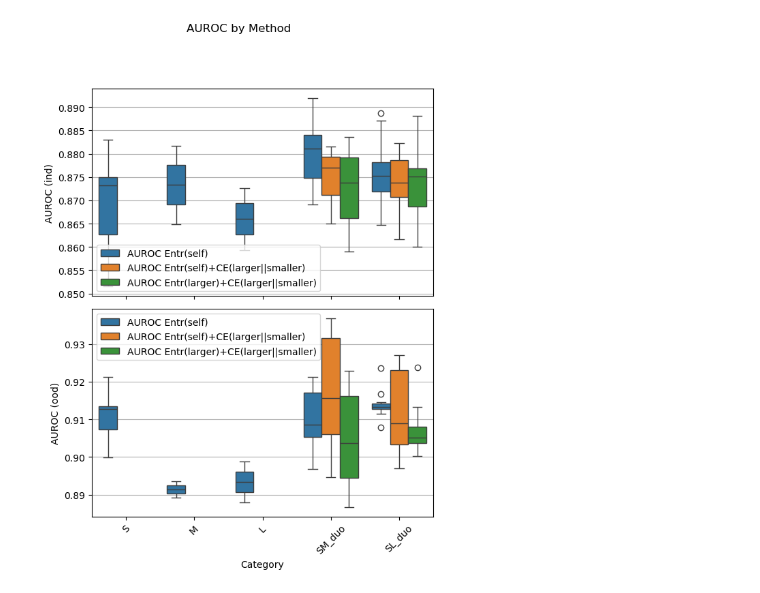
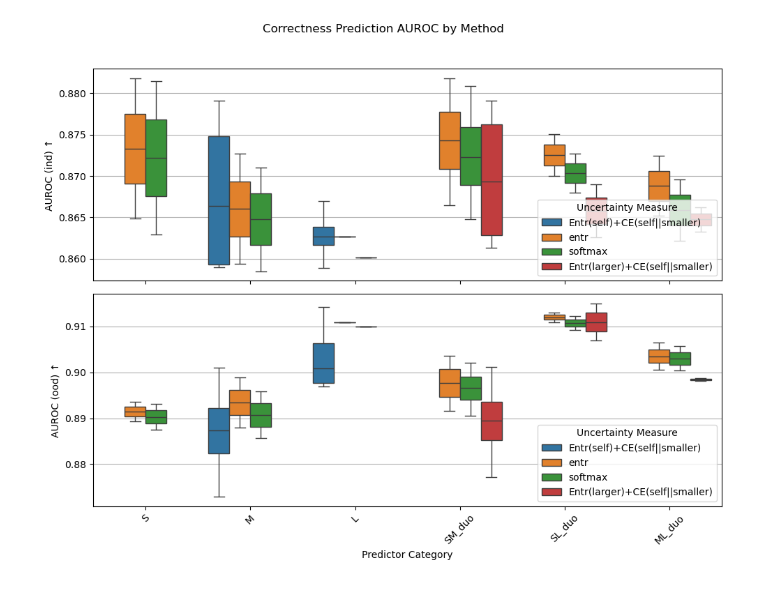
Before and after one commit to TimothyZG/wliura2024, a Jupyter notebook: Analysis/plots.ipynb, the cells around one changed output. Cells and saved outputs as stored; diff of their text form; code cells hidden in the pictures.

```diff
--- a/Analysis/plots.ipynb
+++ b/Analysis/plots.ipynb
@@ -10,30 +10,31 @@ import json
 
 unc_out_prefix = "ss/unc_"
 pred_out_prefix = "ss/pred_"
-with open(f"{pred_out_prefix}categories.json", "r") as file:
+with open(f"{pred_out_prefix}predictor_categories.json", "r") as file:
     categories = json.load(file)
 max_ens_size = len(categories["S"])+1
 
-category_order = ["S", "M", "L"] + ["SM_duo", "SL_duo"]
+category_order = ["S", "M", "L", "SM_duo", "SL_duo", "ML_duo"]
+unc_order = ["entr", "softmax", "Entr(larger)+CE(larger||smaller)", "Entr(self)+CE(larger||smaller)"]
 # %%
 # Plot the metrics
 metrics_df = pd.read_csv(f"{pred_out_prefix}metrics.csv")
 
-plt.figure(figsize=(6, 14))
-metrics = ['Acc','F1', 'Brier', 'ECE', 'MCE']
-arrows = ["↑","↑","↓","↓","↓"]
+plt.figure(figsize=(6, 10))
+metrics = ['Acc','F1', 'Brier', 'ECE'] # ,'MCE'
+arrows = ["↑","↑","↓","↓"]# ,"↓"
 for i, metric in enumerate(metrics):
-    plt.subplot(5, 1, i + 1)
-    sns.boxplot(data=metrics_df, x='Category', y=metric, hue='Test Set', order=category_order,)
+    plt.subplot(len(metrics), 1, i + 1)
+    sns.boxplot(data=metrics_df, x='Predictor Category', y=metric, hue='Test Set', order=category_order,)
     plt.ylabel(metric + " " + arrows[i])
     plt.grid(True)
     if i < len(metrics) - 1:
         plt.xlabel('')  # Remove x-label for all plots except the last one
         plt.tick_params(labelbottom=False)  # Hide x-ticks and x-tick labels
     else:
-        plt.xlabel('Category')  # Set x-label for the last plot
+        plt.xlabel('Predictor Category')  # Set x-label for the last plot
     plt.xticks(rotation=45)
+plt.suptitle("F1, Brier, ECE, MCE by Method",y=1.01)
 plt.tight_layout()
-plt.suptitle("F1, Brier, ECE, MCE by Method",y=1.02)
 plt.show()
 # %% [output]
@@ -41,41 +60,34 @@ plt.show()
 # %%
 # Load the AUROC results dataframe
 auroc_df = pd.read_csv(f"{unc_out_prefix}auroc_results.csv")
 
-# Melt the dataframe to have a single column for AUROC values and another for the metric type
-auroc_melted_df = auroc_df.melt(id_vars=['Category', 'Model', 'Test Set'],
-                                value_vars=["AUROC Entr(self)",
-                                            "AUROC Entr(self)+CE(larger||smaller)",
-                                            "AUROC Entr(larger)+CE(larger||smaller)"],
-                                var_name='Metric', value_name='AUROC Value')
-
 # Set up the plot
-plt.figure(figsize=(6, 8))
-
+plt.figure(figsize=(10, 8))
+arrows = ["↑","↑"]
 # Filter data for ind and ood
-auroc_df_ind = auroc_melted_df[auroc_melted_df['Test Set'] == 'ind']
-auroc_df_ood = auroc_melted_df[auroc_melted_df['Test Set'] == 'ood']
+auroc_df_ind = auroc_df[auroc_df['Test Set'] == 'ind']
+auroc_df_ood = auroc_df[auroc_df['Test Set'] == 'ood']
 
 # Add the overall title
-plt.suptitle("AUROC by Method", y=1.02)
-
+plt.suptitle("Correctness Prediction AUROC by Method")
+unc_order = ["entr", "softmax", "Entr(larger)+CE(larger||smaller)", "Entr(self)+CE(larger||smaller)"]
 # Create subplots for ind and ood
 for i, (data, title) in enumerate(zip([auroc_df_ind, auroc_df_ood], ['ind', 'ood'])):
     plt.subplot(2, 1, i + 1)
     plt.grid(True)
-    sns.boxplot(data=data, x='Category', y='AUROC Value', hue='Metric', order=category_order)
-    plt.ylabel(f'AUROC ({title})')
+    sns.boxplot(data=data, x='Predictor Category', y='AUROC', hue='Uncertainty Measure',order=category_order)
+    plt.ylabel(f'AUROC ({title}) {arrows[i]}')
     if i < 1:
         plt.xlabel('')  # Remove x-label for the first plot
         plt.tick_params(labelbottom=False)  # Hide x-ticks and x-tick labels
     else:
-        plt.xlabel('Category')  # Set x-label for the second plot
+        plt.xlabel('Predictor Category')  # Set x-label for the second plot
     plt.xticks(rotation=45)
-    plt.legend(loc='best')
+    plt.legend(title='Uncertainty Measure', loc='lower right')
 
 # Adjust layout to prevent overlap
 plt.tight_layout()
 plt.subplots_adjust(top=0.9)  # Adjust the top to fit the suptitle
 plt.show()
 # %% [output]
-[figure, old version]
+[figure, new version]
```
Also changed, not shown: parts of 6 cells of this notebook, 2 other files.
